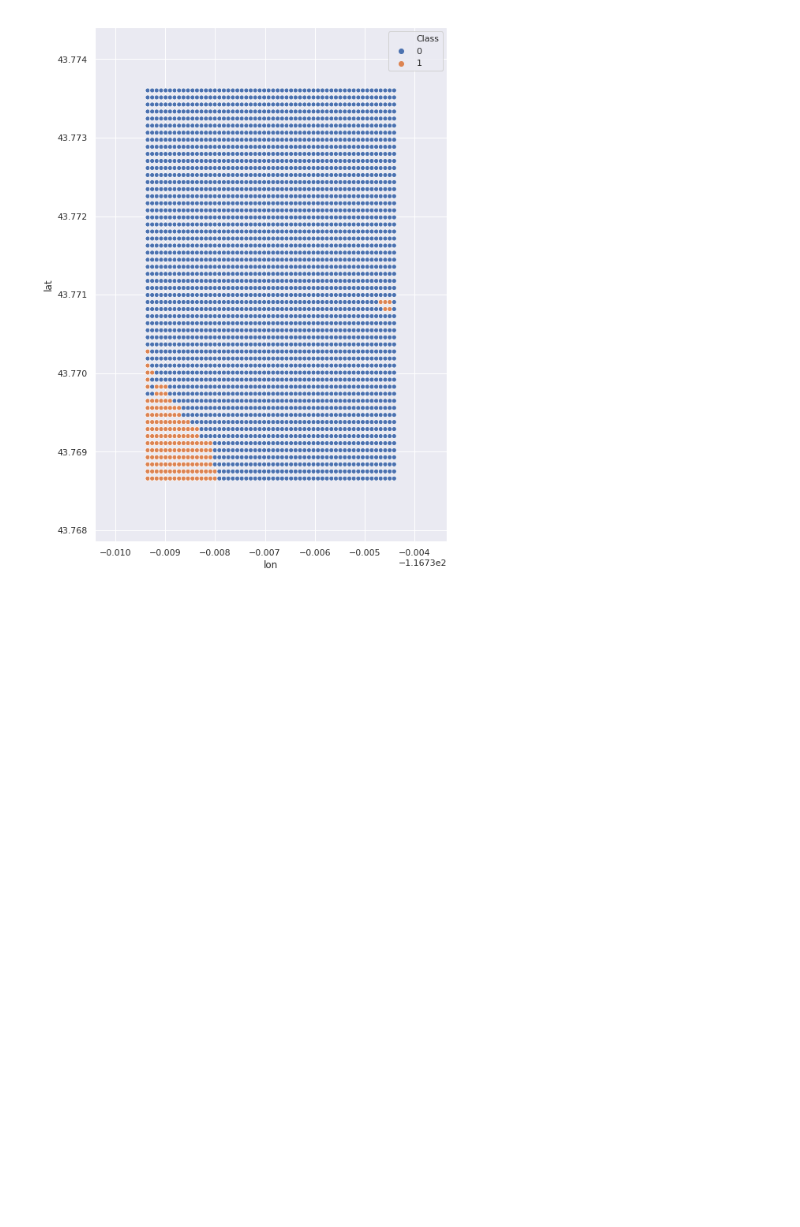
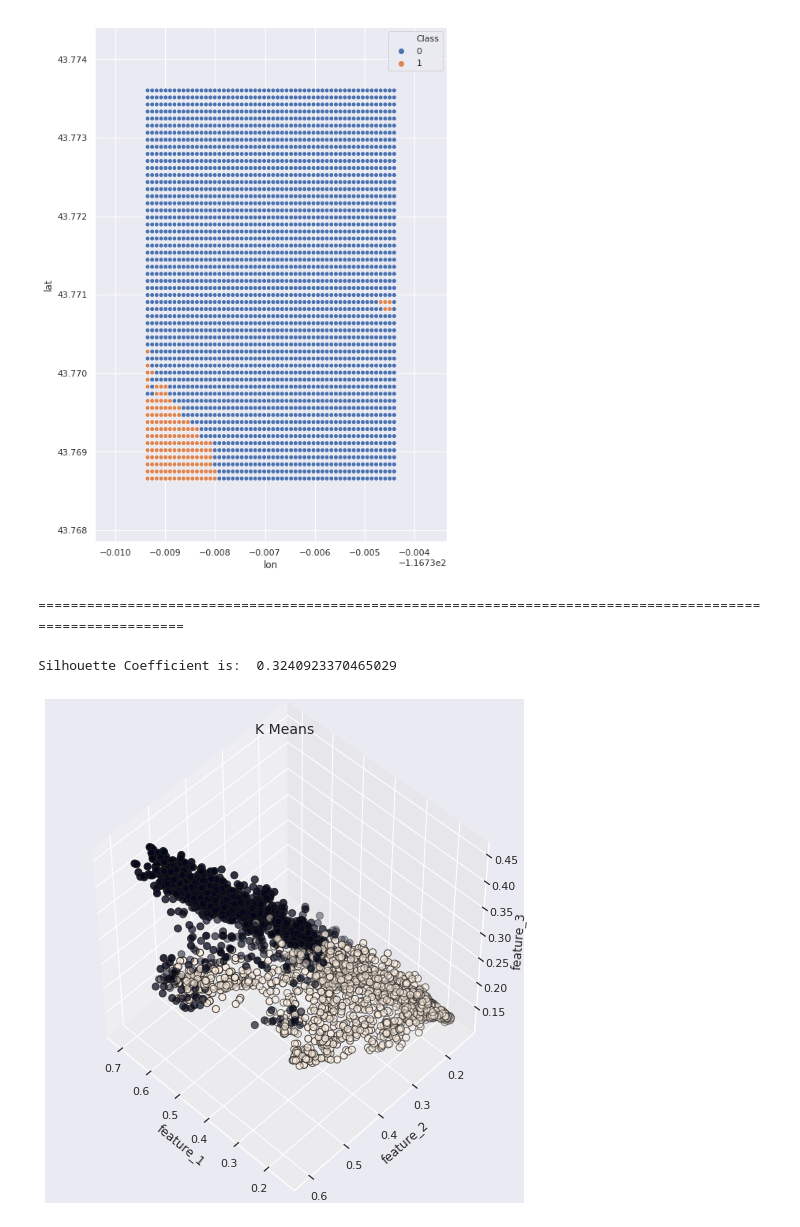
Before and after one commit to sonalthakkarBerkeley/MIDS_Capstone_Summer2020, a Jupyter notebook: GEE_SatelliteImagery_Unsupervised.ipynb, the cells around one changed output. Drawn from its saved outputs; the diff is of its cells as text; code cells hidden in the pictures; blank space fills up the shorter version.

Commit message:
Add Indian example

```diff
--- a/GEE_SatelliteImagery_Unsupervised.ipynb
+++ b/GEE_SatelliteImagery_Unsupervised.ipynb
@@ -220,3 +222,13 @@ sns.scatterplot(data=ID_df2, x='lon', y='lat', hue='Class')
 # %% [output]
 <matplotlib.axes._subplots.AxesSubplot at 0x...>
 [figure]
+# %% [markdown]
+===========================================================================================================
+# %%
+ID_df = pd.read_csv('time_series_India_scale10.csv')
+ID_arr = time_series_prep(in_df=ID_df, stat_option='NDVI')
+# %%
+ID_label = kmeans(in_arr=ID_arr, n_classes=2)
+# %% [output]
+Silhouette Coefficient is:  0.3240923370465029
+[figure, added]
```
Also changed, not shown: parts of 7 cells of this notebook.
